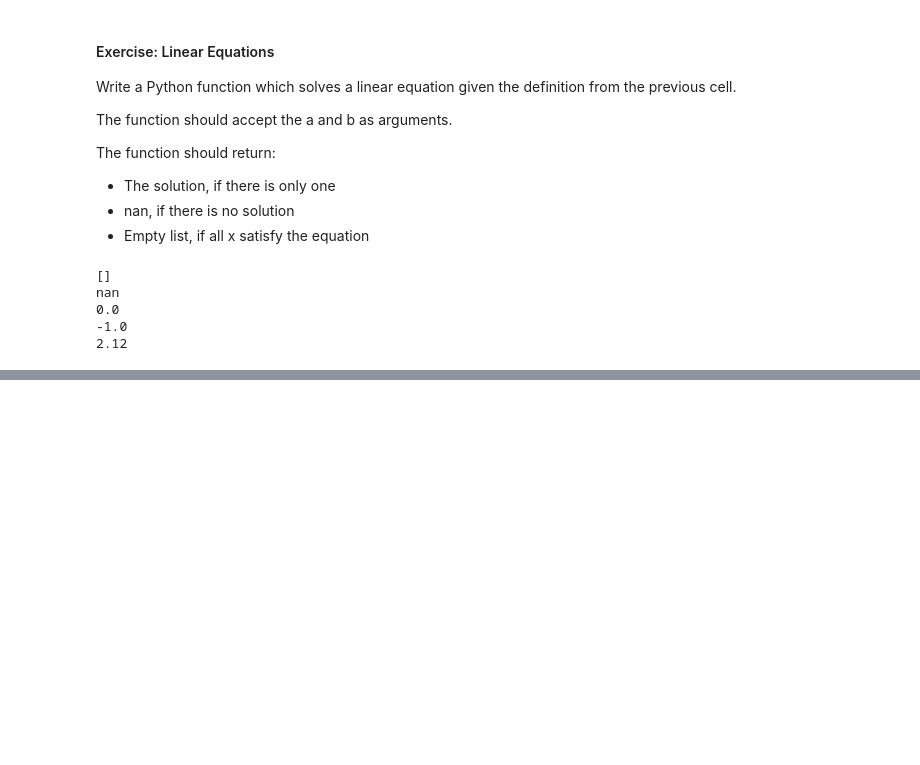
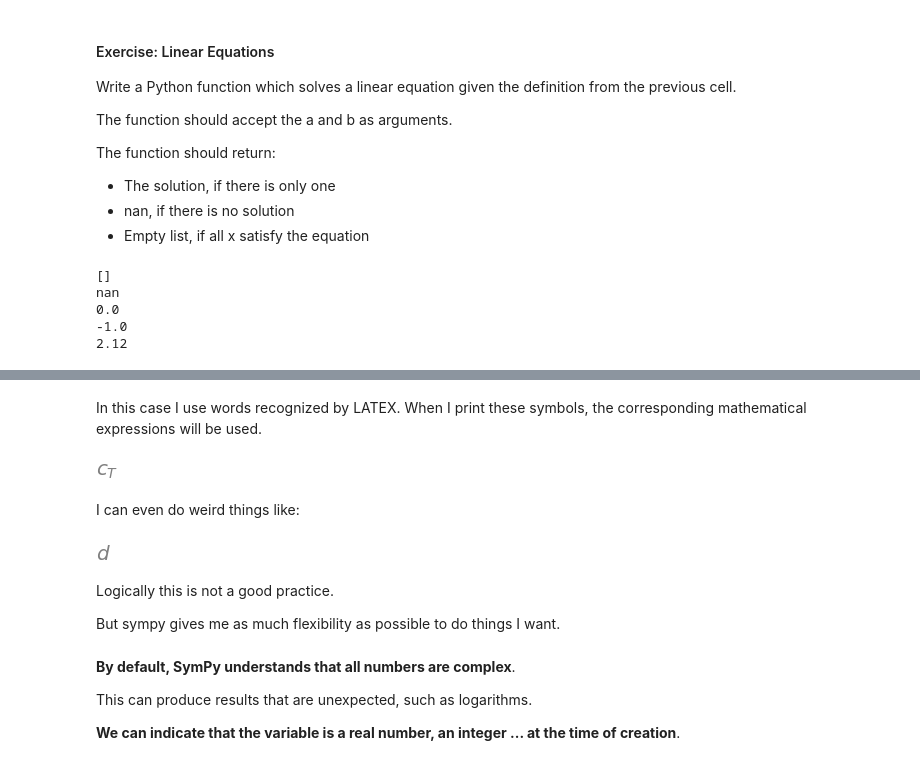
Before and after one commit to mstoychev/Math-Concepts-for-Developers, a Jupyter notebook: 1.High-School-Maths/1. Homework/High school maths.ipynb, the cells around one changed output, grey strips where cells are left out. Saved outputs shown, nothing was run; the diff lists cells and outputs as text; code cells hidden in the pictures; blank space fills up the shorter version.

```diff
--- a/1.High-School-Maths/1. Homework/High school maths.ipynb
+++ b/1.High-School-Maths/1. Homework/High school maths.ipynb
@@ -217,0 +380,10 @@ Solution
+# %% [markdown]
+In this case I use words recognized by LATEX. When I print these symbols, the corresponding mathematical expressions will be used.
+# %%
+#create a sub-index
+c_T = symbols("c_T")
+c_T
+# %% [output]
+[figure, added]
+# %% [markdown]
+I can even do weird things like:
@@ -217,0 +393,14 @@ Solution
+# %%
+b
+# %% [output]
+[figure, added]
+# %% [markdown]
+Logically this is not a good practice.
+
+But sympy gives me as much flexibility as possible to do things I want.
+# %% [markdown]
+**By default, SymPy understands that all numbers are complex**.
+
+This can produce results that are unexpected, such as logarithms.
+
+**We can indicate that the variable is a real number, an integer ... at the time of creation**.
```
Also changed, not shown: parts of 53 cells of this notebook.
